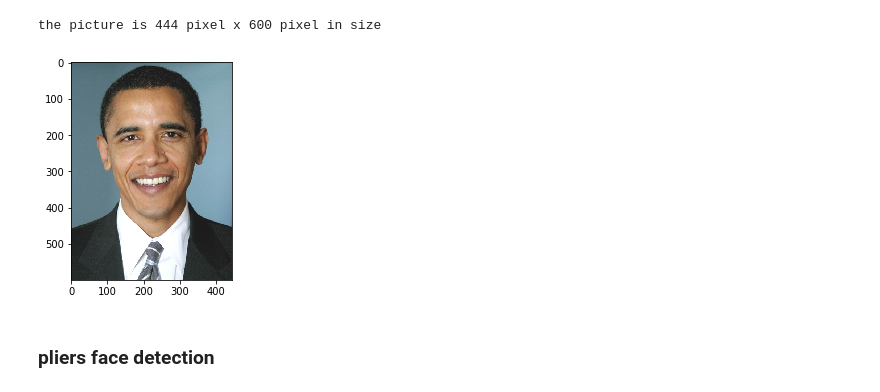
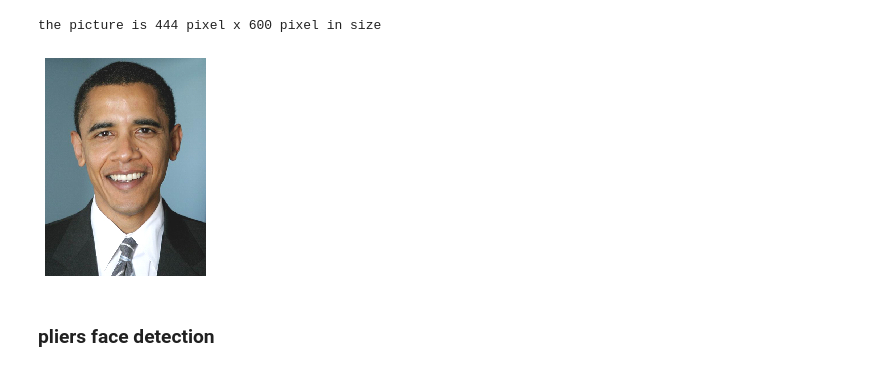
Before and after one commit to jacobtfisher/natstim_neurohack19, a Jupyter notebook: face_annot/code/Facedetection_comparison.ipynb, the cells around one changed output. Cells and saved outputs as stored; diff of their text form; code cells hidden in the pictures.

Commit message:
Improved plotting fx, added face detection in movies

```diff
--- a/face_annot/code/Facedetection_comparison.ipynb
+++ b/face_annot/code/Facedetection_comparison.ipynb
@@ -57,12 +71,13 @@ the picture is 444 pixel x 600 pixel in size
 # %%
 # let's also see what the picture looks like
 fig,ax = plt.subplots(1)
 plt_img = mpimg.imread(img_pth)
 imgplot = ax.imshow(plt_img)
 
+plt.axis('off')
 plt.show()
 # %% [output]
-[figure, old version]
+[figure, new version]
 # %% [markdown]
 ### pliers face detection
 # %%
```
Also changed, not shown: parts of 26 cells of this notebook.
